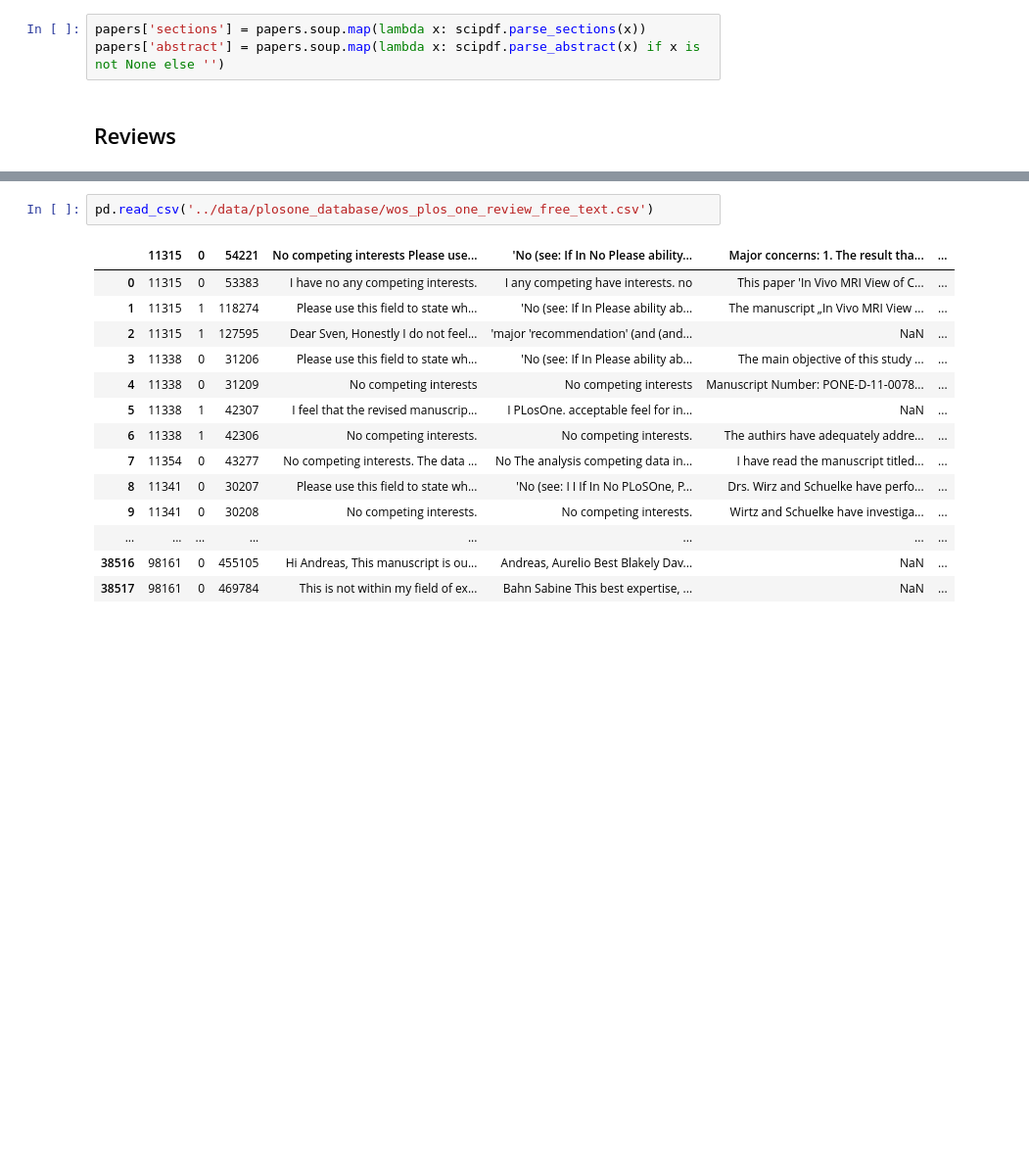
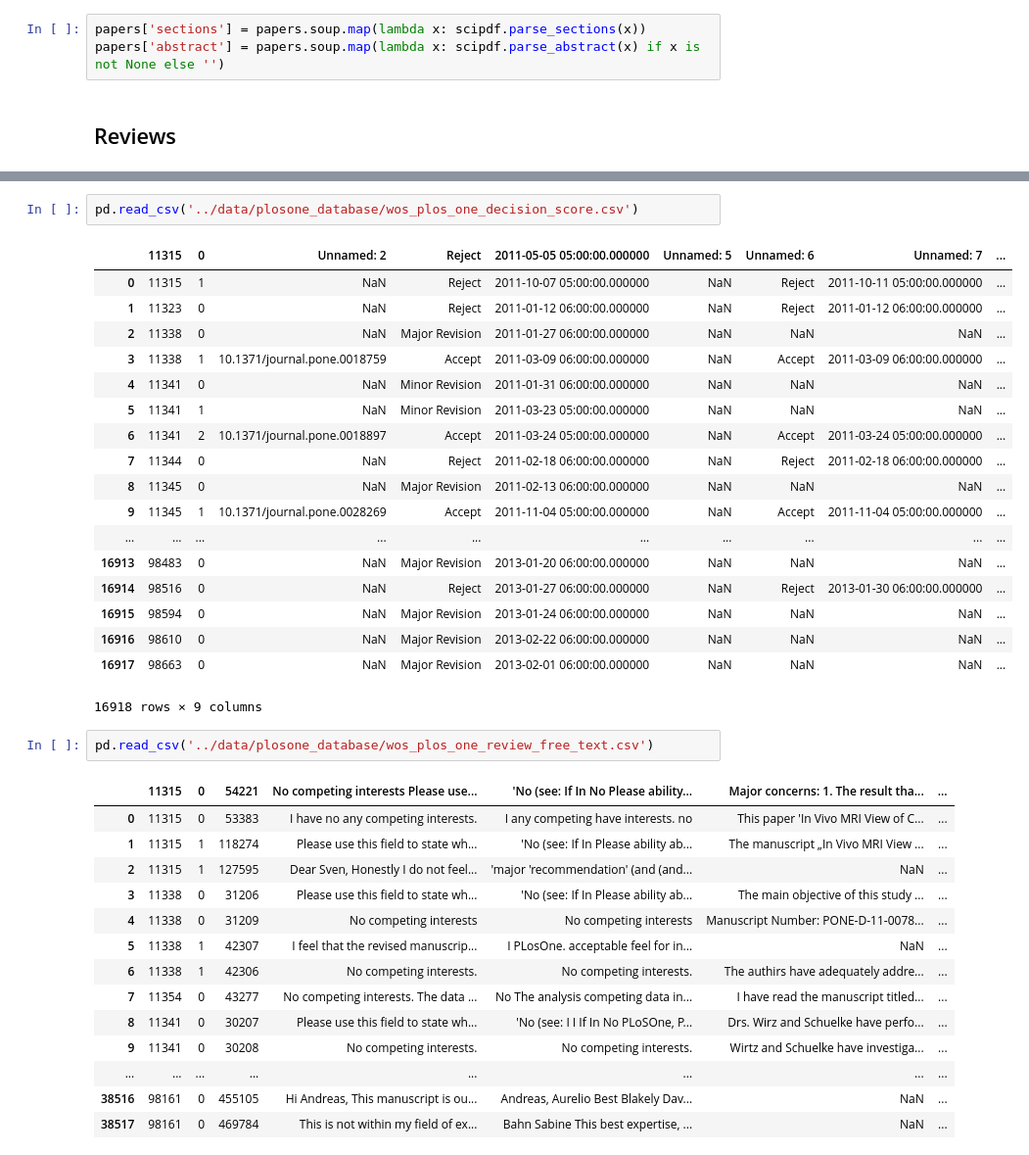
Before and after one commit to sohamparikh94/PaperReviews, a Jupyter notebook: PLoS Exploration.ipynb, the cells around one changed output, grey strips where cells are left out. Shown: that part at 98% size. Drawn from its saved outputs; the diff is of its cells as text; blank space fills up the shorter version.

```diff
--- a/PLoS Exploration.ipynb
+++ b/PLoS Exploration.ipynb
@@ -130,3 +151,24 @@ papers['abstract'] = papers.soup.map(lambda x: scipdf.parse_abstract(x) if x is
+# %%
+pd.read_csv('../data/plosone_database/wos_plos_one_decision_score.csv')
+# %% [output]
+|  | 11315 | 0 | Unnamed: 2 | Reject | 2011-05-05 05:00:00.000000 | Unnamed: 5 | Unnamed: 6 | Unnamed: 7 | ... |
+| 0 | 11315 | 1 | NaN | Reject | 2011-10-07 05:00:00.000000 | NaN | Reject | 2011-10-11 05:00:00.000000 | ... |
+| 1 | 11323 | 0 | NaN | Reject | 2011-01-12 06:00:00.000000 | NaN | Reject | 2011-01-12 06:00:00.000000 | ... |
+| 2 | 11338 | 0 | NaN | Major Revision | 2011-01-27 06:00:00.000000 | NaN | NaN | NaN | ... |
+| 3 | 11338 | 1 | 10.1371/journal.pone.0018759 | Accept | 2011-03-09 06:00:00.000000 | NaN | Accept | 2011-03-09 06:00:00.000000 | ... |
+| 4 | 11341 | 0 | NaN | Minor Revision | 2011-01-31 06:00:00.000000 | NaN | NaN | NaN | ... |
+| 5 | 11341 | 1 | NaN | Minor Revision | 2011-03-23 05:00:00.000000 | NaN | NaN | NaN | ... |
+| 6 | 11341 | 2 | 10.1371/journal.pone.0018897 | Accept | 2011-03-24 05:00:00.000000 | NaN | Accept | 2011-03-24 05:00:00.000000 | ... |
+| 7 | 11344 | 0 | NaN | Reject | 2011-02-18 06:00:00.000000 | NaN | Reject | 2011-02-18 06:00:00.000000 | ... |
+| 8 | 11345 | 0 | NaN | Major Revision | 2011-02-13 06:00:00.000000 | NaN | NaN | NaN | ... |
+| 9 | 11345 | 1 | 10.1371/journal.pone.0028269 | Accept | 2011-11-04 05:00:00.000000 | NaN | Accept | 2011-11-04 05:00:00.000000 | ... |
+| ... | ... | ... | ... | ... | ... | ... | ... | ... | ... |
+| 16913 | 98483 | 0 | NaN | Major Revision | 2013-01-20 06:00:00.000000 | NaN | NaN | NaN | ... |
+| 16914 | 98516 | 0 | NaN | Reject | 2013-01-27 06:00:00.000000 | NaN | Reject | 2013-01-30 06:00:00.000000 | ... |
+| 16915 | 98594 | 0 | NaN | Major Revision | 2013-01-24 06:00:00.000000 | NaN | NaN | NaN | ... |
+| 16916 | 98610 | 0 | NaN | Major Revision | 2013-02-22 06:00:00.000000 | NaN | NaN | NaN | ... |
+| 16917 | 98663 | 0 | NaN | Major Revision | 2013-02-01 06:00:00.000000 | NaN | NaN | NaN | ... |
+16918 rows × 9 columns
 # %%
 pd.read_csv('../data/plosone_database/wos_plos_one_review_free_text.csv')
 # %% [output]
```
Also changed, not shown: parts of 9 cells of this notebook.
